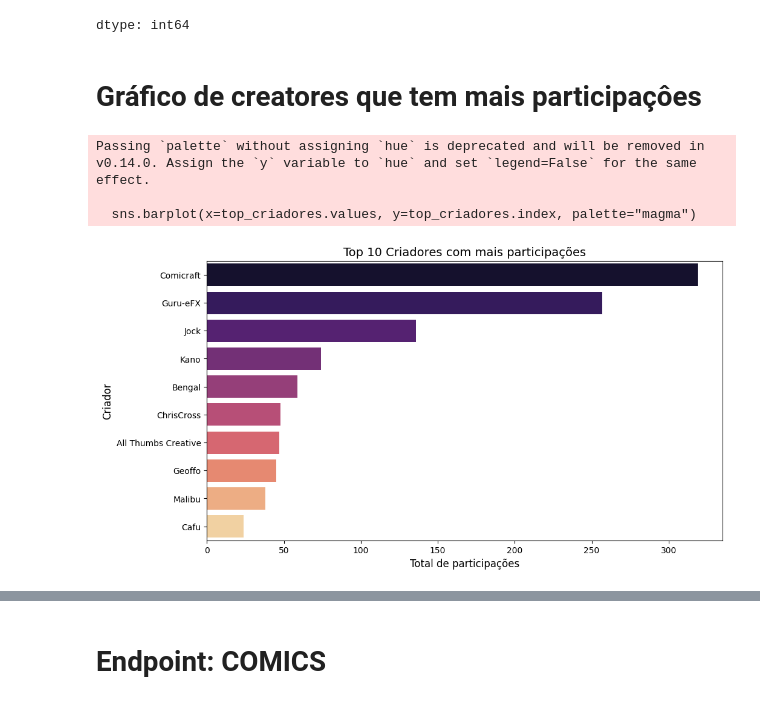
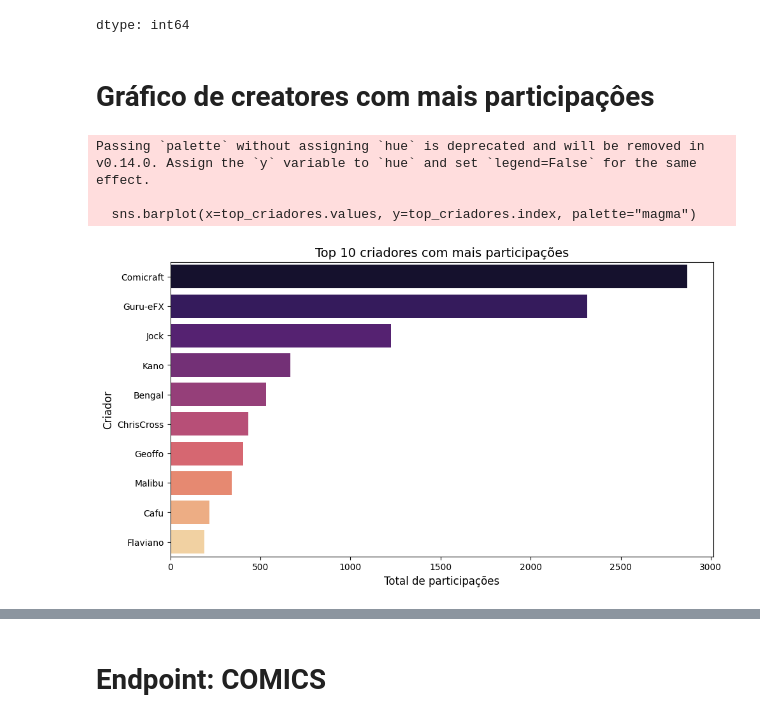
Before and after one commit to Rodrigo-Perico/aleon.ai, a Jupyter notebook: Marvel_aleon_ai.ipynb, the cells around one changed output, grey strips where cells are left out. Drawn from its saved outputs; the diff is of its cells as text; code cells hidden in the pictures.

```diff
--- a/Marvel_aleon_ai.ipynb
+++ b/Marvel_aleon_ai.ipynb
@@ -17,16 +19,16 @@ ts = int(time.time())
 
 hash_md5 = hashlib.md5(f"{ts}{PRIVATE_KEY}{PUBLIC_KEY}".encode()).hexdigest()
 
-url = "http://gateway.marvel.com/v1/public/creators"  #comics / characters / events / series / stories##############
+url = "http://gateway.marvel.com/v1/public/creators"
 
-params = {
+parametros = {
     "ts": ts,
     "apikey": PUBLIC_KEY,
     "hash": hash_md5,
-    "limit": 100 # 1564/92 = 17
+    "limit": 100
     }
 
-response = requests.get(url, params=params)
+response = requests.get(url, params=parametros)
 
 print(response)
 
@@ -37,7 +39,7 @@ print(response.json())
 # %% [markdown]
 # Devido à limitação das requests foi implementado 'offset' que coleta os dados da API por turnos.
 # %%
-selected_columns = [
+features = [
         "id",
         "fullName",
         "modified",
@@ -53,12 +55,12 @@ selected_columns = [
 
 dataset= []
 
-for rounds in range(1, 2):
-  params["offset"] = rounds
-  response = requests.get(url, params=params)
+for rounds in range(1, 10):
+  parametros["offset"] = rounds
+  response = requests.get(url, params=parametros)
   dataset.extend(response.json()["data"]["results"])
 
-df = pd.json_normalize(dataset)[selected_columns]
+df = pd.json_normalize(dataset)[features]
 df = pd.DataFrame(df)
 # %%
 df.columns
@@ -92,19 +94,19 @@ df["participations"].head(5)
 | 4 | 6 |
 dtype: int64
 # %% [markdown]
-# Gráfico de creatores que tem mais participaçôes
+# Gráfico de creatores com mais participaçôes
 # %%
 top_criadores = df.groupby("fullName")["participations"].sum().nlargest(10)
 
 plt.figure(figsize=(11, 6))
 sns.barplot(x=top_criadores.values, y=top_criadores.index, palette="magma")
 
-plt.title("Top 10 Criadores com mais participações", fontsize=14)
+plt.title("Top 10 criadores com mais participações", fontsize=14)
 plt.xlabel("Total de participações", fontsize=12)
 plt.ylabel("Criador", fontsize=12)
 plt.show()
 # %% [output]
 Passing `palette` without assigning `hue` is deprecated and will be removed in v0.14.0. Assign the `y` variable to `hue` and set `legend=False` for the same effect.
 
   sns.barplot(x=top_criadores.values, y=top_criadores.index, palette="magma")
-[figure, old version]
+[figure, new version]
```
Also changed, not shown: parts of 22 cells of this notebook.
